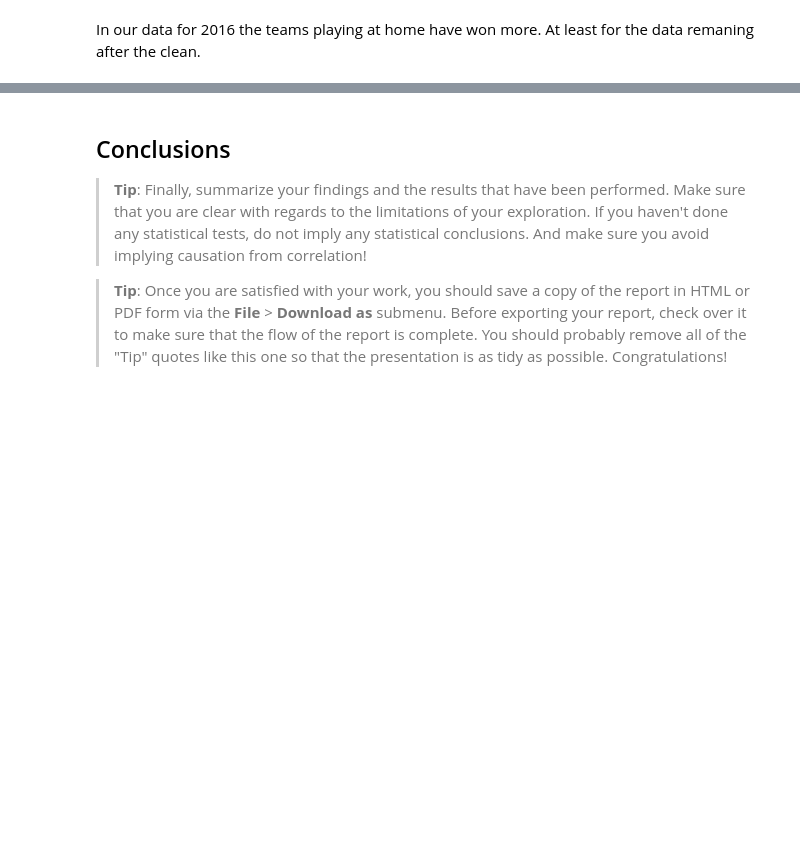
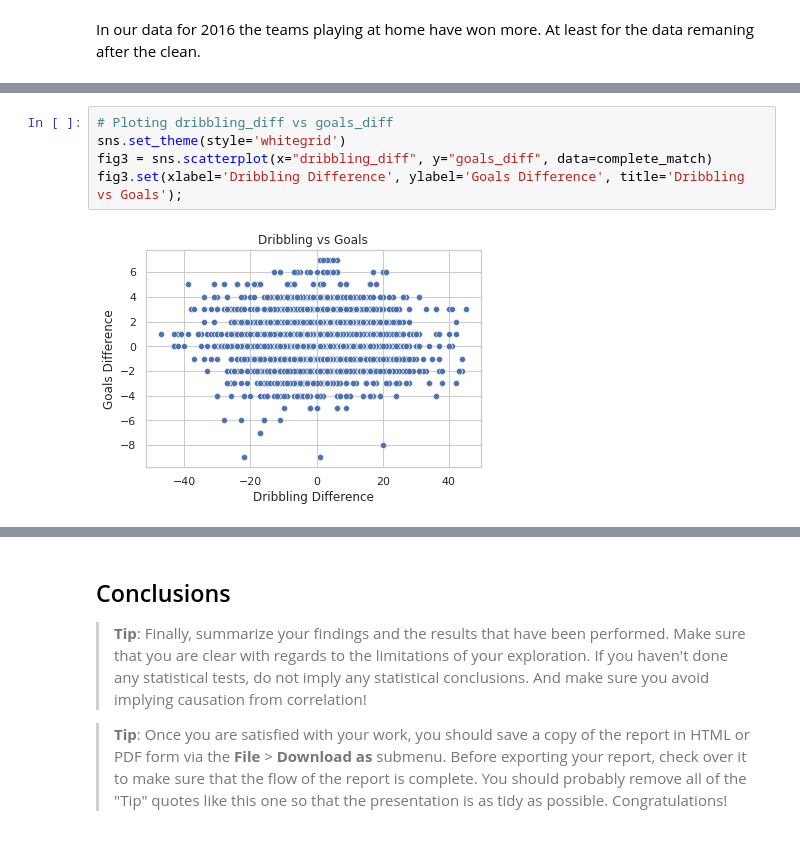
Before and after one commit to uiansol/soccer-data-analysis, a Jupyter notebook: european-soccer-analysis.ipynb, the cells around one changed output, grey strips where cells are left out. Cells and saved outputs as stored; diff of their text form; blank space fills up the shorter version.

```diff
--- a/european-soccer-analysis.ipynb
+++ b/european-soccer-analysis.ipynb
@@ -322,0 +341,7 @@ In our data for 2016 the teams playing at home have won more. At least for the d
+# %%
+# Ploting dribbling_diff vs goals_diff
+sns.set_theme(style='whitegrid')
+fig3 = sns.scatterplot(x="dribbling_diff", y="goals_diff", data=complete_match)
+fig3.set(xlabel='Dribbling Difference', ylabel='Goals Difference', title='Dribbling vs Goals');
+# %% [output]
+[figure, added]
```
Also changed, not shown: parts of 9 cells of this notebook.
